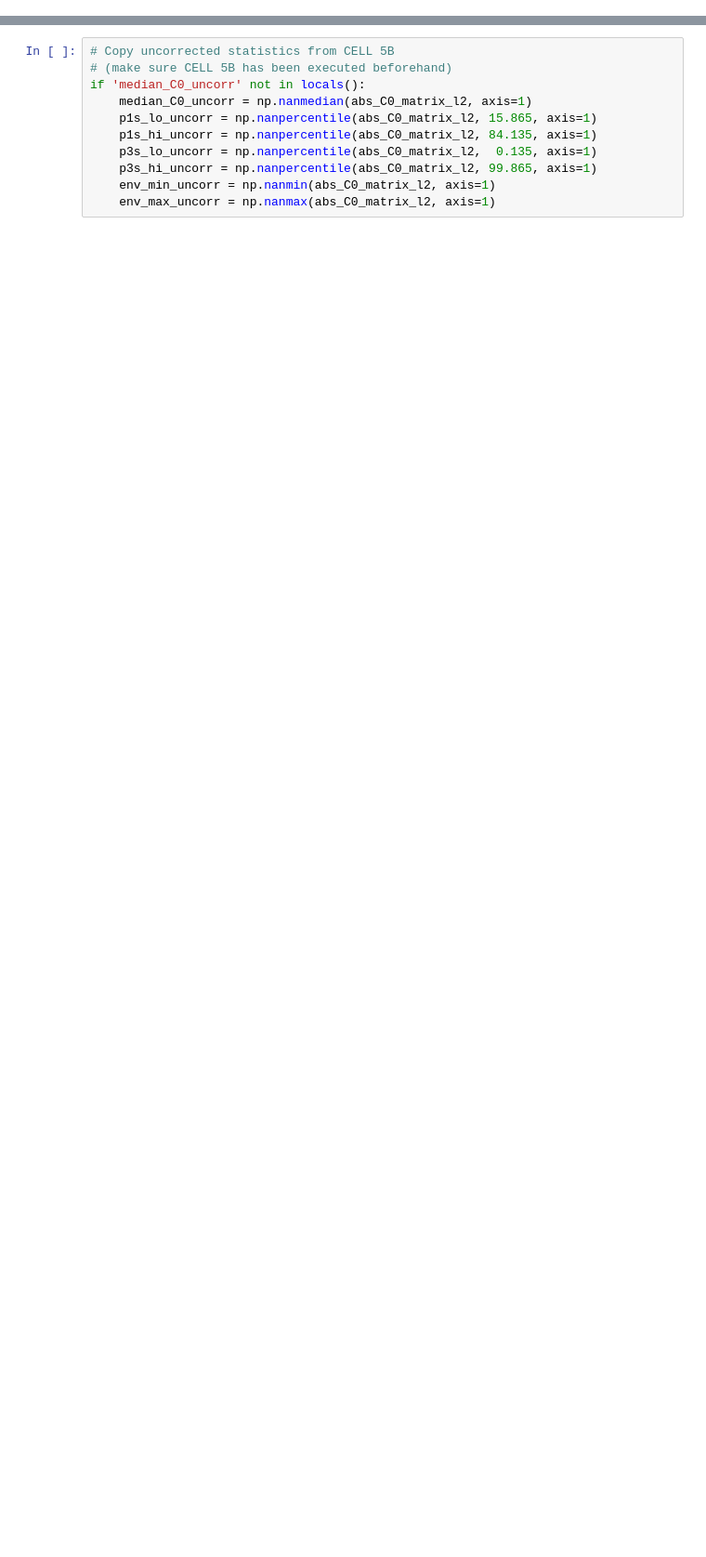
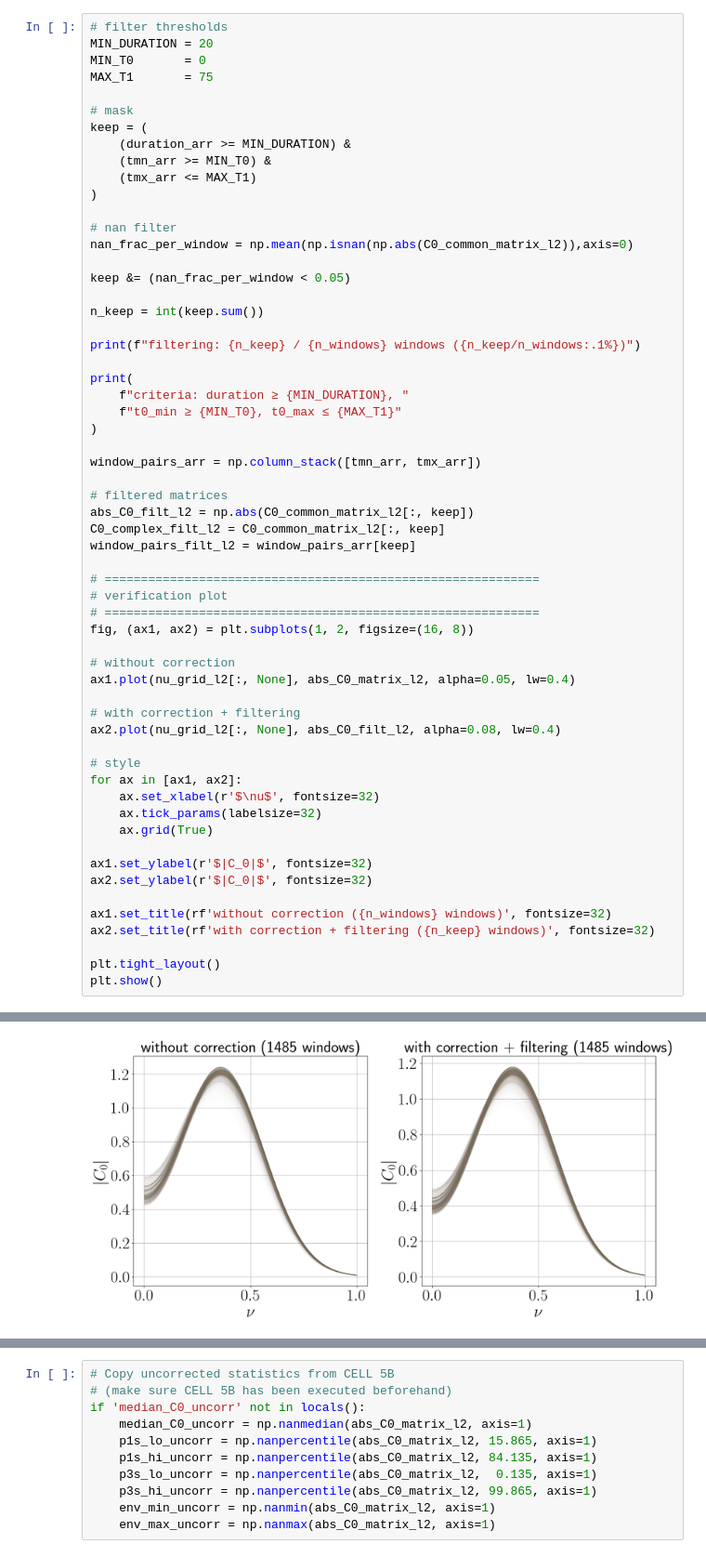
Before and after one commit to uib-perturbation-theory/QNMToolkit, a Jupyter notebook: notebooks/numerical-qnecs.ipynb, the cells around one changed output, grey strips where cells are left out. Shown at 93% size. Saved outputs shown, nothing was run; the diff lists cells and outputs as text; blank space fills up the shorter version.

```diff
--- a/notebooks/numerical-qnecs.ipynb
+++ b/notebooks/numerical-qnecs.ipynb
@@ -1075,0 +628,60 @@ print(f"\n✓ Comparison saved: comparacion_picos_l2.png")
+# %%
+# filter thresholds
+MIN_DURATION = 20
+MIN_T0       = 0
+MAX_T1       = 75
+
+# mask
+keep = (
+    (duration_arr >= MIN_DURATION) &
+    (tmn_arr >= MIN_T0) &
+    (tmx_arr <= MAX_T1)
+)
+
+# nan filter
+nan_frac_per_window = np.mean(np.isnan(np.abs(C0_common_matrix_l2)),axis=0)
+
+keep &= (nan_frac_per_window < 0.05)
+
+n_keep = int(keep.sum())
+
+print(f"filtering: {n_keep} / {n_windows} windows ({n_keep/n_windows:.1%})")
+
+print(
+    f"criteria: duration ≥ {MIN_DURATION}, "
+    f"t0_min ≥ {MIN_T0}, t0_max ≤ {MAX_T1}"
+)
+
+window_pairs_arr = np.column_stack([tmn_arr, tmx_arr])
+
+# filtered matrices
+abs_C0_filt_l2 = np.abs(C0_common_matrix_l2[:, keep])
+C0_complex_filt_l2 = C0_common_matrix_l2[:, keep]
+window_pairs_filt_l2 = window_pairs_arr[keep]
+
+# ============================================================
+# verification plot
+# ============================================================
+fig, (ax1, ax2) = plt.subplots(1, 2, figsize=(16, 8))
+
+# without correction
+ax1.plot(nu_grid_l2[:, None], abs_C0_matrix_l2, alpha=0.05, lw=0.4)
+
+# with correction + filtering
+ax2.plot(nu_grid_l2[:, None], abs_C0_filt_l2, alpha=0.08, lw=0.4)
+
+# style
+for ax in [ax1, ax2]:
+    ax.set_xlabel(r'$\nu$', fontsize=32)
+    ax.tick_params(labelsize=32)
+    ax.grid(True)
+
+ax1.set_ylabel(r'$|C_0|$', fontsize=32)
+ax2.set_ylabel(r'$|C_0|$', fontsize=32)
+
+ax1.set_title(rf'without correction ({n_windows} windows)', fontsize=32)
+ax2.set_title(rf'with correction + filtering ({n_keep} windows)', fontsize=32)
+
+plt.tight_layout()
+plt.show()
+# %% [output]
@@ -1075,0 +690 @@ print(f"\n✓ Comparison saved: comparacion_picos_l2.png")
+[figure, added]
```
Also changed, not shown: parts of 60 cells of this notebook.
